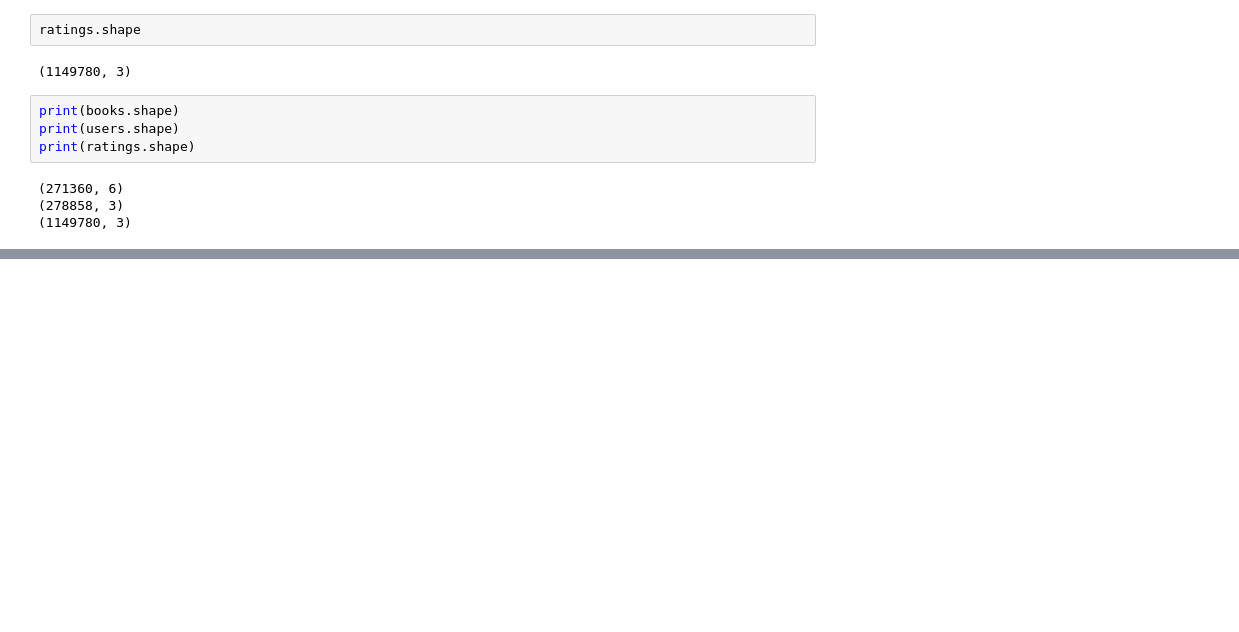
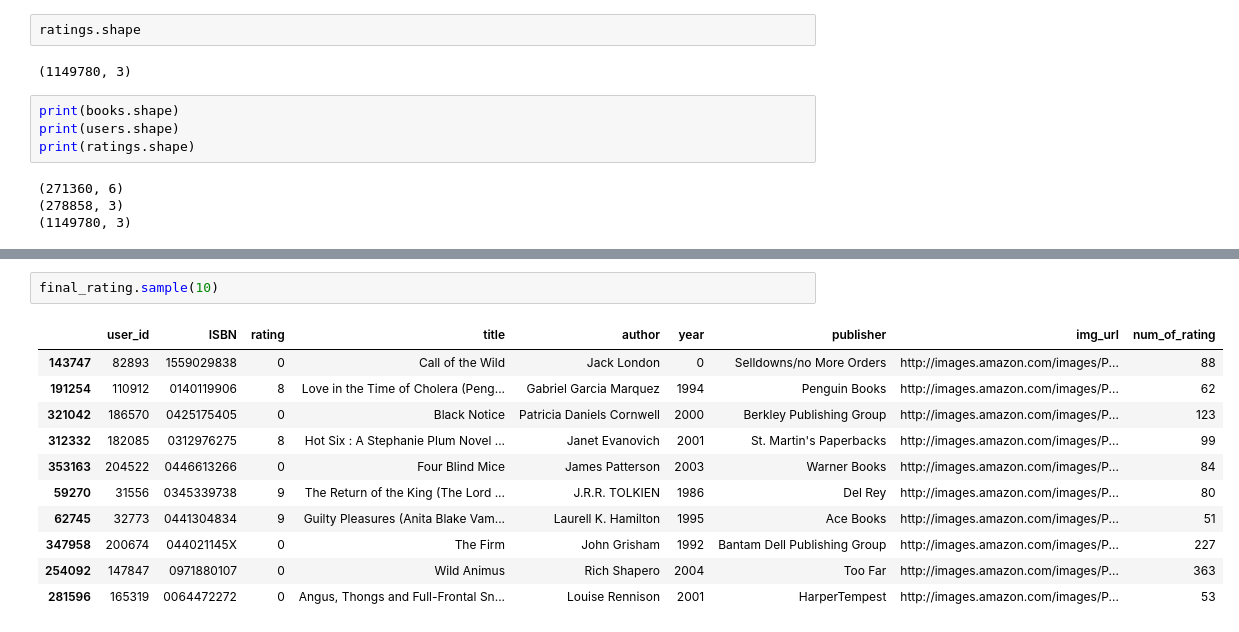
Before and after one commit to okanolgun/BookRecommendationSystem, a Jupyter notebook: Untitled.ipynb, the cells around one changed output, grey strips where cells are left out. Cells and saved outputs as stored; diff of their text form; blank space fills up the shorter version.

```diff
--- a/Untitled.ipynb
+++ b/Untitled.ipynb
@@ -107,0 +253,14 @@ ratings.head()
+# %%
+final_rating.sample(10)
+# %% [output]
+|  | user_id | ISBN | rating | title | author | year | publisher | img_url | num_of_rating |
+| 143747 | 82893 | 1559029838 | 0 | Call of the Wild | Jack London | 0 | Selldowns/no More Orders | http://images.amazon.com/images/P... | 88 |
+| 191254 | 110912 | 0140119906 | 8 | Love in the Time of Cholera (Peng... | Gabriel Garcia Marquez | 1994 | Penguin Books | http://images.amazon.com/images/P... | 62 |
+| 321042 | 186570 | 0425175405 | 0 | Black Notice | Patricia Daniels Cornwell | 2000 | Berkley Publishing Group | http://images.amazon.com/images/P... | 123 |
+| 312332 | 182085 | 0312976275 | 8 | Hot Six : A Stephanie Plum Novel ... | Janet Evanovich | 2001 | St. Martin's Paperbacks | http://images.amazon.com/images/P... | 99 |
+| 353163 | 204522 | 0446613266 | 0 | Four Blind Mice | James Patterson | 2003 | Warner Books | http://images.amazon.com/images/P... | 84 |
+| 59270 | 31556 | 0345339738 | 9 | The Return of the King (The Lord ... | J.R.R. TOLKIEN | 1986 | Del Rey | http://images.amazon.com/images/P... | 80 |
+| 62745 | 32773 | 0441304834 | 9 | Guilty Pleasures (Anita Blake Vam... | Laurell K. Hamilton | 1995 | Ace Books | http://images.amazon.com/images/P... | 51 |
+| 347958 | 200674 | 044021145X | 0 | The Firm | John Grisham | 1992 | Bantam Dell Publishing Group | http://images.amazon.com/images/P... | 227 |
+| 254092 | 147847 | 0971880107 | 0 | Wild Animus | Rich Shapero | 2004 | Too Far | http://images.amazon.com/images/P... | 363 |
+| 281596 | 165319 | 0064472272 | 0 | Angus, Thongs and Full-Frontal Sn... | Louise Rennison | 2001 | HarperTempest | http://images.amazon.com/images/P... | 53 |
```
Also changed, not shown: parts of 45 cells of this notebook, 4 other files.
